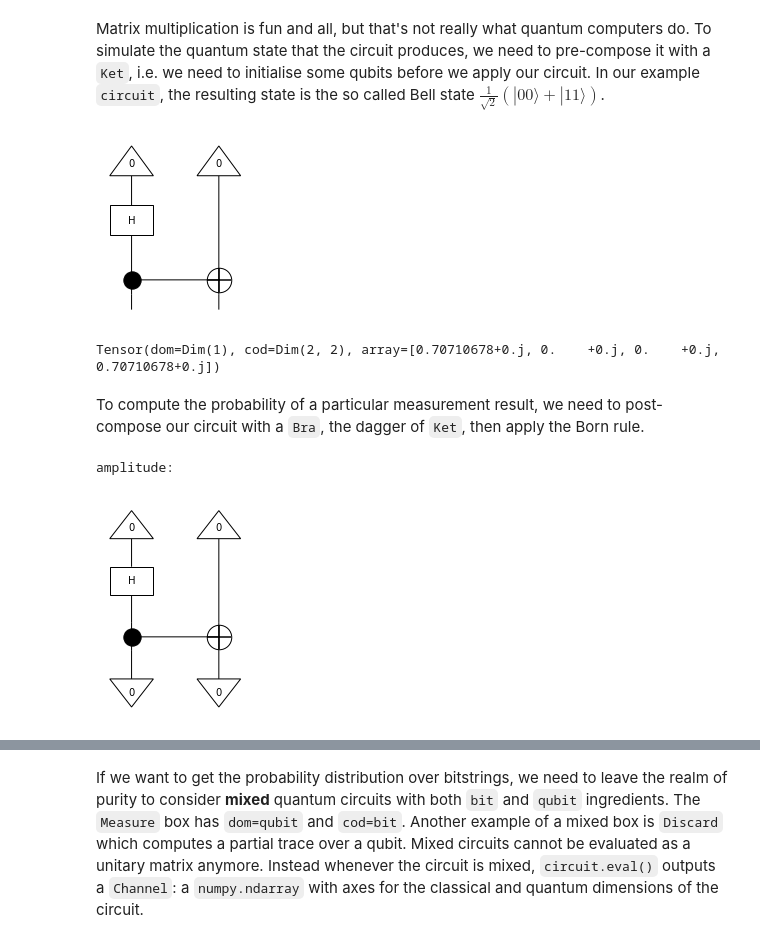
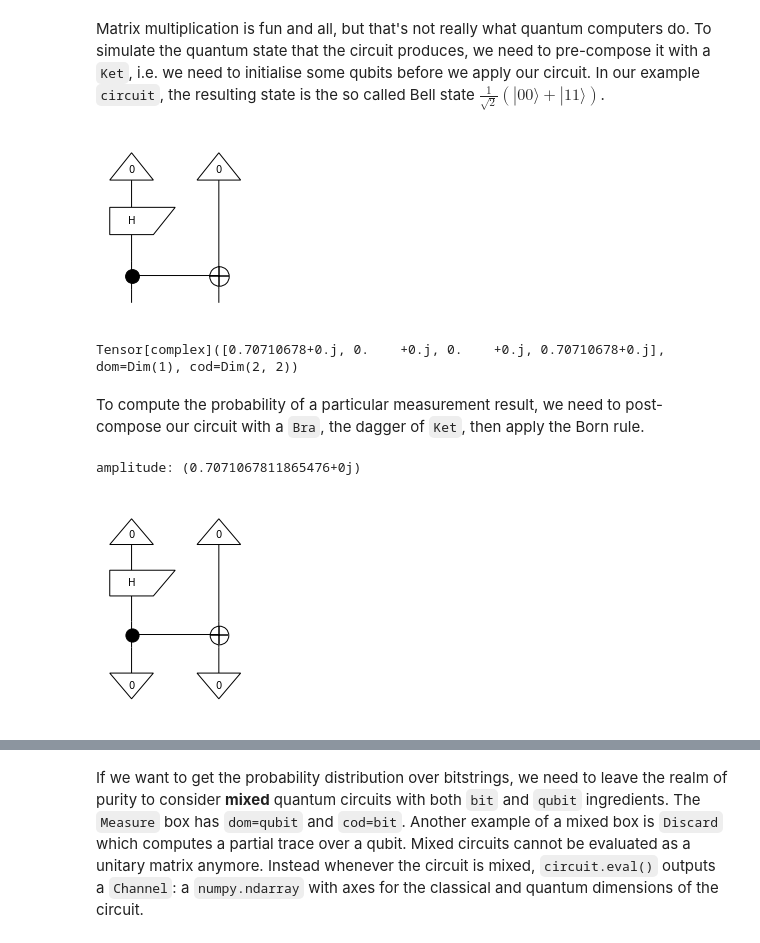
Before and after one commit to cnm13ryan/discopy, a Jupyter notebook: docs/notebooks/qnlp.ipynb, the cells around one changed output, grey strips where cells are left out. Saved outputs shown, nothing was run; the diff lists cells and outputs as text; code cells hidden in the pictures.

```diff
--- a/docs/notebooks/qnlp.ipynb
+++ b/docs/notebooks/qnlp.ipynb
@@ -341,10 +331,10 @@ The distinction between a `tensor.Diagram` and its interpretation as a `Tensor`
 A (_pure_) quantum `Circuit` is simply a recipe with qubits as ingredients and `QuantumGate` boxes as cooking steps. A quantum gate is defined by a number of qubits and a unitary matrix.
 # %%
 from discopy.quantum import qubit, H, Id, CX, QuantumGate
+assert H == QuantumGate("H", qubit, qubit, data=[2 ** -0.5 * x for x in [1, 1, 1, -1]], is_dagger=None, z=None)
 
-assert H == QuantumGate("H", 1, 1 / np.sqrt(2) * np.array([1, 1, 1, -1]), _dagger=None)
 
-circuit = H @ Id(qubit) >> CX
+circuit = H @ qubit >> CX
 
 circuit.draw(figsize=(2, 2), draw_type_labels=True, margins=(.1, .1))
 # %% [output]
@@ -375,24 +362,23 @@ from discopy.quantum import Ket
 
 (Ket(0, 0) >> circuit).draw(figsize=(2, 2.5))
 # %% [output]
-[figure, old version]
+[figure, new version]
 # %%
 (Ket(0, 0) >> circuit).eval()
 # %% [output]
-Tensor(dom=Dim(1), cod=Dim(2, 2), array=[0.70710678+0.j, 0.    +0.j, 0.    +0.j, 0.70710678+0.j])
+Tensor[complex]([0.70710678+0.j, 0.    +0.j, 0.    +0.j, 0.70710678+0.j], dom=Dim(1), cod=Dim(2, 2))
 # %% [markdown]
 To compute the probability of a particular measurement result, we need to post-compose our circuit with a `Bra`, the dagger of `Ket`, then apply the Born rule.
 # %%
 from discopy.quantum import Bra
 
 experiment = Ket(0, 0) >> circuit >> Bra(0, 0)
+amplitude = experiment.eval().array
 
-print("amplitude:")
+print(f"amplitude: {amplitude}")
 experiment.draw(figsize=(2, 3))
-amplitude = experiment.eval().array[0]
 
-probability = abs(amplitude) ** 2
-print("probability: {}".format(probability))
+print(f"probability: {abs(amplitude) ** 2}")
 # %% [output]
-amplitude:
+amplitude: (0.7071067811865476+0j)
-[figure, old version]
+[figure, new version]
```
Also changed, not shown: parts of 42 cells of this notebook, 10 other files.
